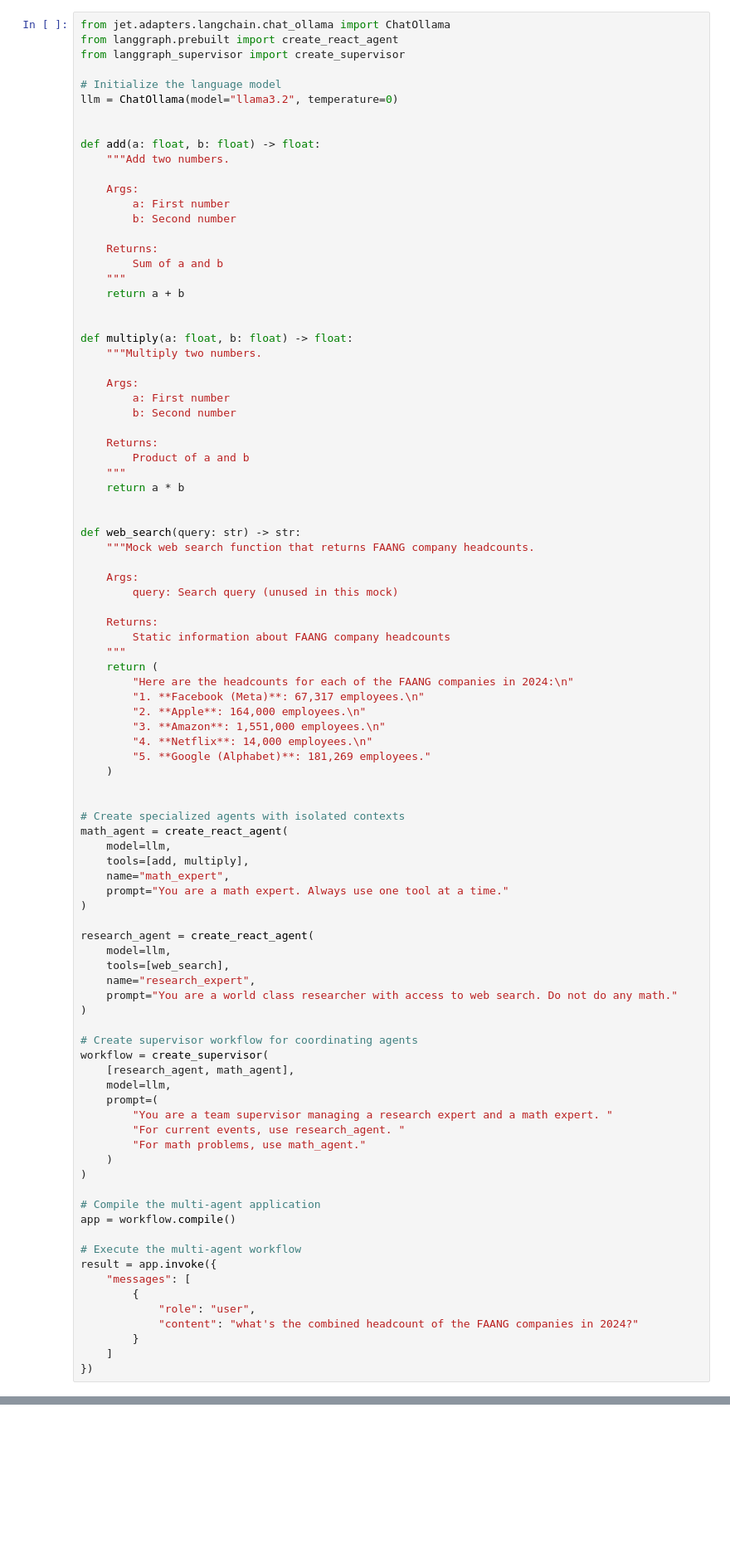
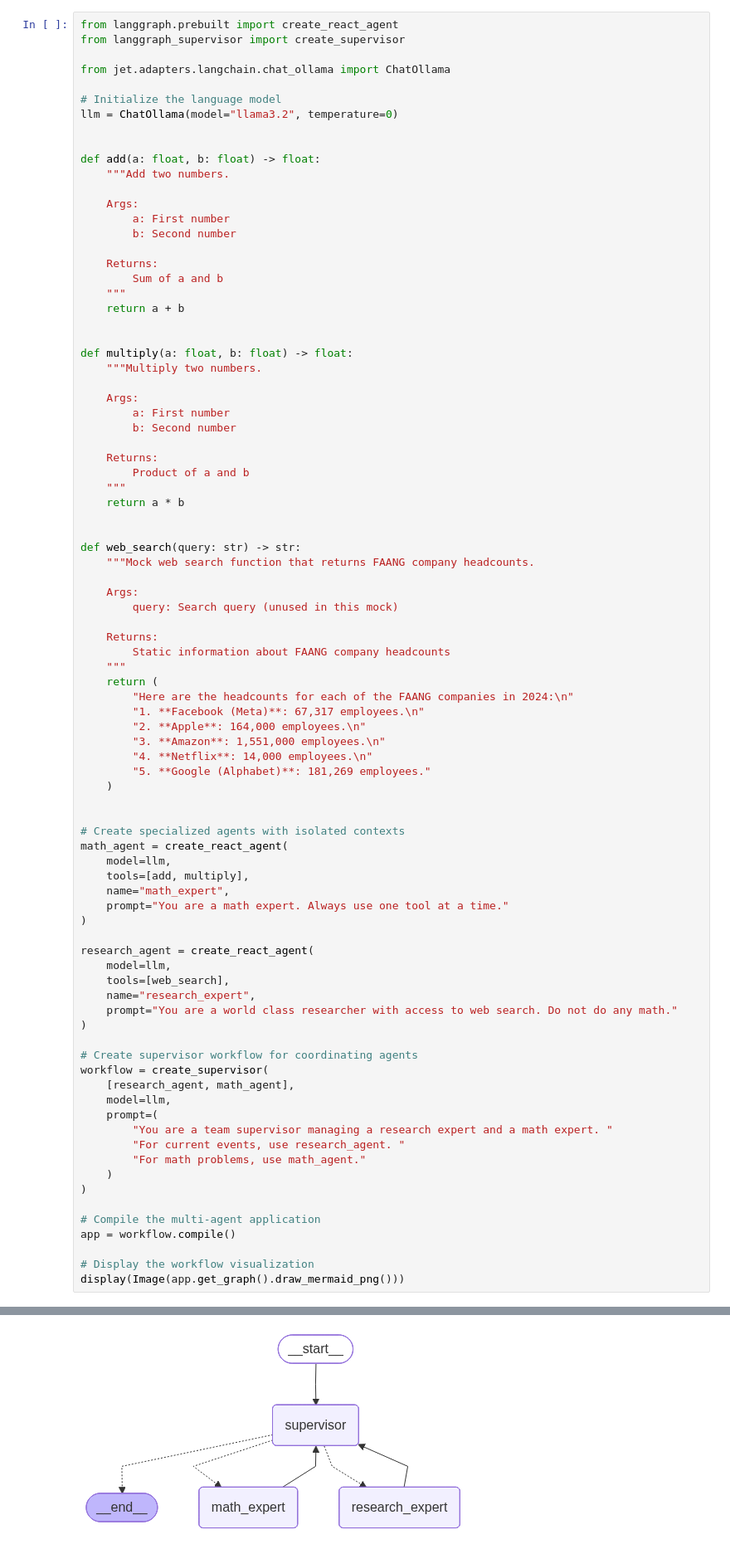
Before and after one commit to micchyboy237/JetScripts, a Jupyter notebook: converted_doc_scripts/context_engineering/converted-notebooks/original/4_isolate_context.ipynb, the cells around one changed output, grey strips where cells are left out. Shown at 83% size. Drawn from its saved outputs; the diff is of its cells as text; blank space fills up the shorter version.

```diff
--- a/converted_doc_scripts/context_engineering/converted-notebooks/original/4_isolate_context.ipynb
+++ b/converted_doc_scripts/context_engineering/converted-notebooks/original/4_isolate_context.ipynb
@@ -23,7 +30,8 @@ LangGraph supports multi-agent systems. A popular and intuitive way to implement
 # %%
-from jet.adapters.langchain.chat_ollama import ChatOllama
 from langgraph.prebuilt import create_react_agent
 from langgraph_supervisor import create_supervisor
+
+from jet.adapters.langchain.chat_ollama import ChatOllama
 
 # Initialize the language model
 llm = ChatOllama(model="llama3.2", temperature=0)
@@ -103,15 +111,8 @@ workflow = create_supervisor(
 # Compile the multi-agent application
 app = workflow.compile()
 
-# Execute the multi-agent workflow
-result = app.invoke({
-    "messages": [
-        {
-            "role": "user",
-            "content": "what's the combined headcount of the FAANG companies in 2024?"
-        }
-    ]
-})
+# Display the workflow visualization
+display(Image(app.get_graph().draw_mermaid_png()))
 # %% [output]
 Binding tools: [
   "name='add' description='Add two numbers.\\n\\n    Args:\\n        a: First number\\n        b: Second number\\n\\n    Returns:\\n        Sum of a and b' args_schema=<class 'langchain_core.utils.pyd ...
@@ -153,0 +132 @@ Saved JSON data to:  None/generated/server/llm/20251024_180019/20251024180259_ch
+[figure, added]
```
Also changed, not shown: parts of 5 cells of this notebook, 1 other file.
